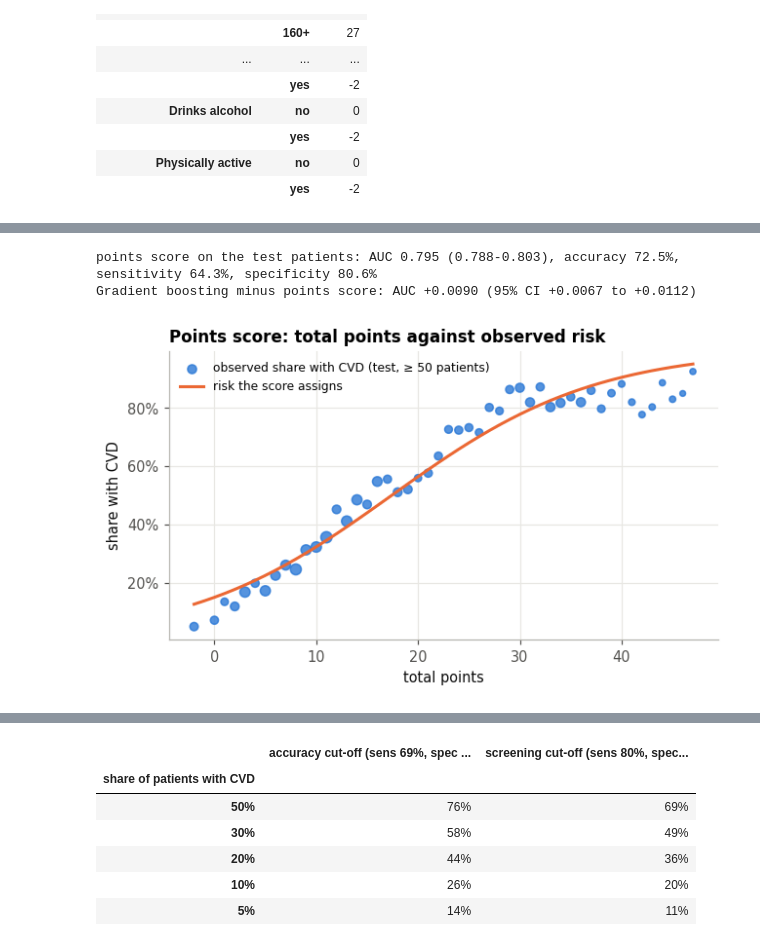
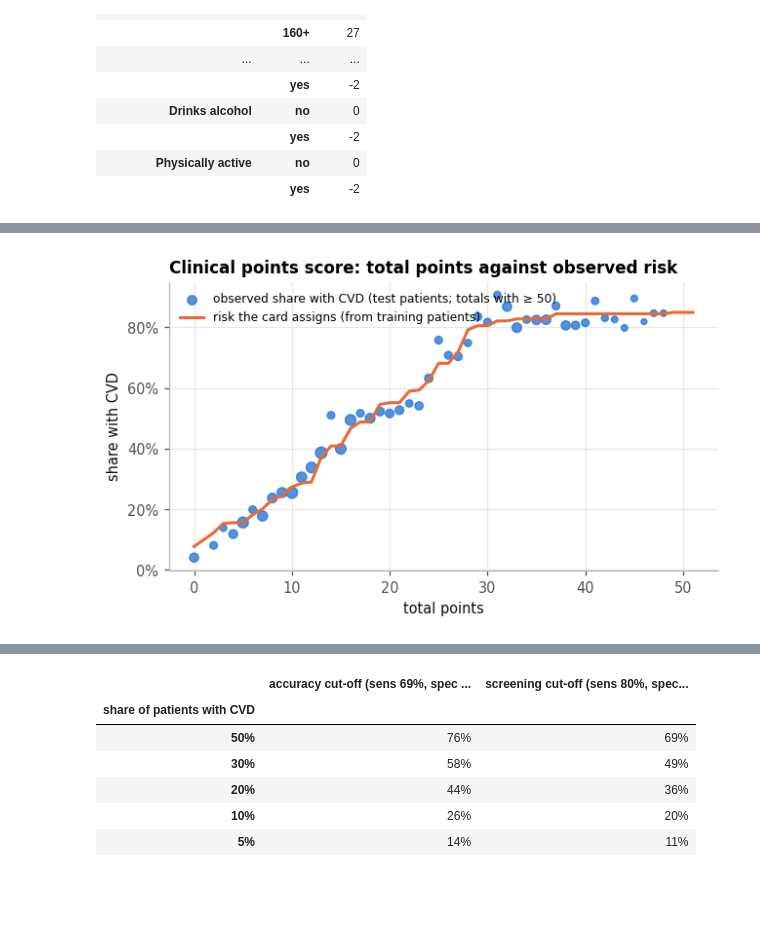
Before and after one commit to hadigghazi/cardio-risk, a Jupyter notebook: report.ipynb, the cells around one changed output, grey strips where cells are left out. Cells and saved outputs as stored; diff of their text form; code cells hidden in the pictures; blank space fills up the shorter version.

```diff
--- a/report.ipynb
+++ b/report.ipynb
@@ -1270,0 +1451,12 @@ systolic ≥ 130 rule.
+# %%
+fram = framingham_risk(test)
+rows = []
+for label, mask in [("women", test["male"] == 0), ("men", test["male"] == 1), ("everyone", test["male"] >= 0)]:
+    rows.append({"patients": label, "share with CVD": y_test[mask].mean(), "mean Framingham risk": fram[mask].mean(),
+                 "Framingham AUC": roc_auc_score(y_test[mask], fram[mask]),
+                 "systolic alone AUC": roc_auc_score(y_test[mask], test.loc[mask, "ap_hi"])})
+print("published Framingham AUC with the smoking term switched off:",
+      f"{roc_auc_score(y_test, framingham_risk(test.assign(smoke=0))):.3f}")
+(pd.DataFrame(rows).set_index("patients")
+ .style.format({"share with CVD": "{:.1%}", "mean Framingham risk": "{:.1%}", "Framingham AUC": "{:.3f}",
+                "systolic alone AUC": "{:.3f}"}))
@@ -1314,12 +1542,13 @@ interval. If an interval excludes zero, the difference is unlikely to be chance.
 # %%
 pairs = [(chosen, other) for other in ["Random forest", "Neural network (MLP)", "Logistic regression",
-                                        "Framingham form (refit)", "Systolic pressure alone"]]
+                                        "Framingham form (refit)", "Systolic pressure alone"] if other != chosen]
 diffs = []
 for a, b in pairs:
     d = auc_boot[a] - auc_boot[b]
     lo, hi = interval(d)
-    diffs.append({"comparison": f"{a} − {b}", "AUC difference": roc_auc_score(y_test, test_scores[a])
-                  - roc_auc_score(y_test, test_scores[b]), "95% CI": f"{lo:+.4f} to {hi:+.4f}",
-                  "excludes zero": lo > 0 or hi < 0})
+    blo, bhi = interval(d, level=1 - 0.05 / len(pairs))
+    diffs.append({"comparison": f"{a} − {b}",
+                  "AUC difference": roc_auc_score(y_test, test_scores[a]) - roc_auc_score(y_test, test_scores[b]),
+                  "95% CI": f"{lo:+.4f} to {hi:+.4f}", f"{1 - 0.05 / len(pairs):.0%} CI (adjusted)": f"{blo:+.4f} to {bhi:+.4f}"})
 pd.DataFrame(diffs).set_index("comparison").style.format({"AUC difference": "{:+.4f}"})
 # %% [output]
@@ -1465,5 +1738,5 @@ almost nothing. This matches the exploratory analysis in Section 5.
 # %%
-curves = [("ap_hi", range(100, 191, 5), "systolic pressure (mmHg)"),
+curves = [("ap_hi", range(100, 181, 10), "systolic pressure (mmHg)"),
           ("age_years", range(40, 66, 2), "age (years)"),
           ("weight", range(50, 121, 5), "weight (kg)"),
           ("cholesterol", [1, 2, 3], "cholesterol (1 normal - 3 well above)"),
@@ -1612,29 +1959,16 @@ only the four factors with a sound direction: age, systolic pressure, BMI and ch
 # %%
-test_scores["Points score"] = points.predict_proba(test)
-boot_points = bootstrap(y_test, {"Points score": test_scores["Points score"], chosen: test_scores[chosen]},
-                               roc_auc_score)
-m = classification_metrics(y_test, test_scores["Points score"], 0.5)
-lo, hi = interval(boot_points["Points score"])
-d_lo, d_hi = interval(boot_points[chosen] - boot_points["Points score"])
-print(f"points score on the test patients: AUC {m['auc']:.3f} ({lo:.3f}-{hi:.3f}), accuracy {m['accuracy']:.1%}, "
-      f"sensitivity {m['sensitivity']:.1%}, specificity {m['specificity']:.1%}")
-print(f"{chosen} minus points score: AUC {roc_auc_score(y_test, test_scores[chosen]) - m['auc']:+.4f} "
-      f"(95% CI {d_lo:+.4f} to {d_hi:+.4f})")
-
-totals = points.total(test)
+totals = clinical.total(test)
 observed = test.groupby(totals)["cardio"].agg(["mean", "size"])
 observed = observed[observed["size"] >= 50]
+grid = np.arange(totals.min(), totals.max() + 1)
 fig, ax = plt.subplots(figsize=(6.6, 3.5))
 ax.scatter(observed.index, observed["mean"], s=np.sqrt(observed["size"]) * 2, color=NO_CVD, alpha=0.8,
-           label="observed share with CVD (test, ≥ 50 patients)")
-grid = np.arange(observed.index.min(), observed.index.max() + 1)
-ax.plot(grid, points.risk_by_total(grid), color=CVD, lw=2, label="risk the score assigns")
-ax.set(xlabel="total points", ylabel="share with CVD", title="Points score: total points against observed risk")
+           label="observed share with CVD (test patients; totals with ≥ 50)")
+ax.plot(grid, clinical.risk_by_total(grid), color=CVD, lw=2, label="risk the card assigns (from training patients)")
+ax.set(xlabel="total points", ylabel="share with CVD", title="Clinical points score: total points against observed risk")
 ax.yaxis.set_major_formatter(plt.matplotlib.ticker.PercentFormatter(1, decimals=0))
 ax.legend(loc="upper left", fontsize=8)
 fig.savefig(FIGURES / "fig12_points_score.png")
 plt.show()
 # %% [output]
-points score on the test patients: AUC 0.795 (0.788-0.803), accuracy 72.5%, sensitivity 64.3%, specificity 80.6%
-Gradient boosting minus points score: AUC +0.0090 (95% CI +0.0067 to +0.0112)
-[figure, old version]
+[figure, new version]
```
Also changed, not shown: parts of 89 cells of this notebook, 12 other files.
